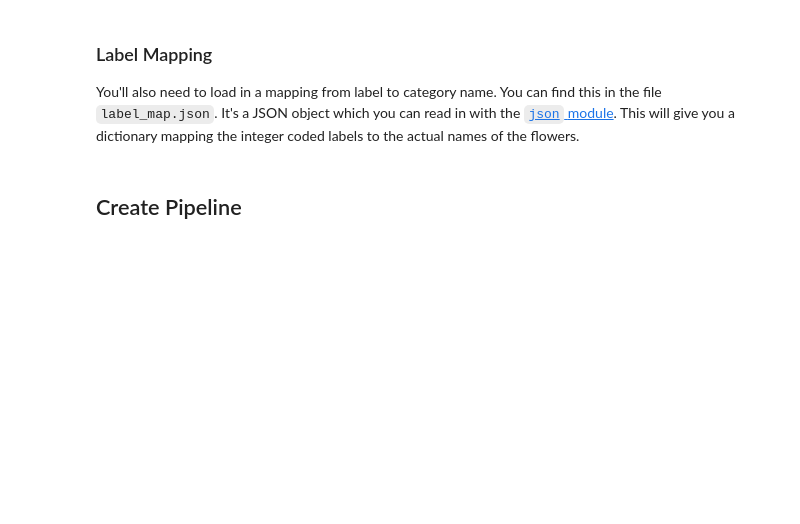
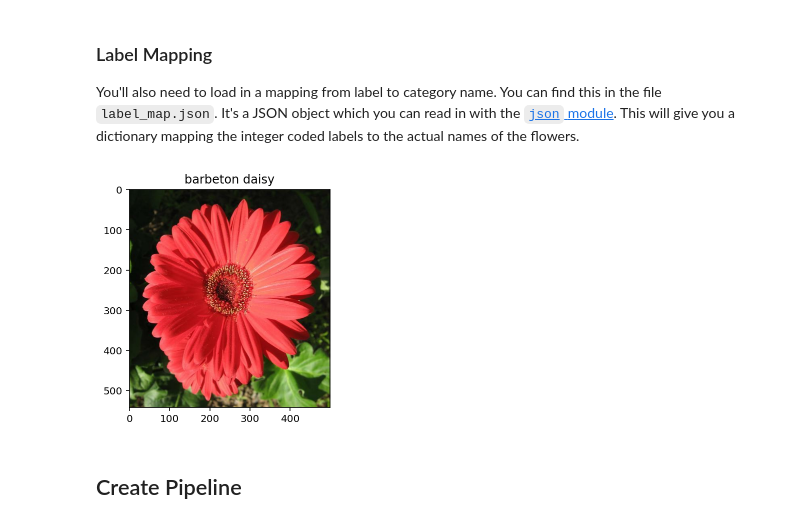
Before and after one commit to DanielPFlorian/Image-Classifier-TensorFlow, a Jupyter notebook: Project_Image_Classifier_Project.ipynb, the cells around one changed output. Drawn from its saved outputs; the diff is of its cells as text; code cells hidden in the pictures; blank space fills up the shorter version.

Commit message:
Map labels to class names

```diff
--- a/Project_Image_Classifier_Project.ipynb
+++ b/Project_Image_Classifier_Project.ipynb
@@ -131,6 +131,15 @@ with open('label_map.json', 'r') as f:
 # %%
 # TODO: Plot 1 image from the training set. Set the title
 # of the plot to the corresponding class name.
+for image, label in training_set.take(1):
+    image = image.numpy()
+    label = label.numpy()
+
+plt.title(class_names[str(label+1)])
+plt.imshow(image)
+plt.show()
+# %% [output]
+[figure, added]
 # %% [markdown]
 ## Create Pipeline
 # %%
```
